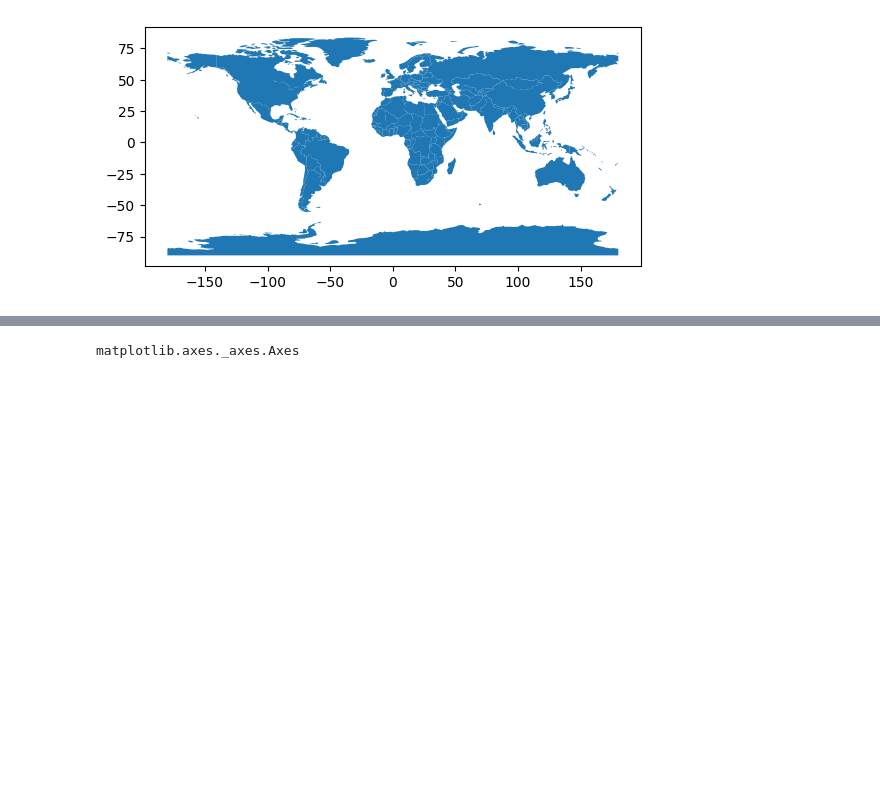
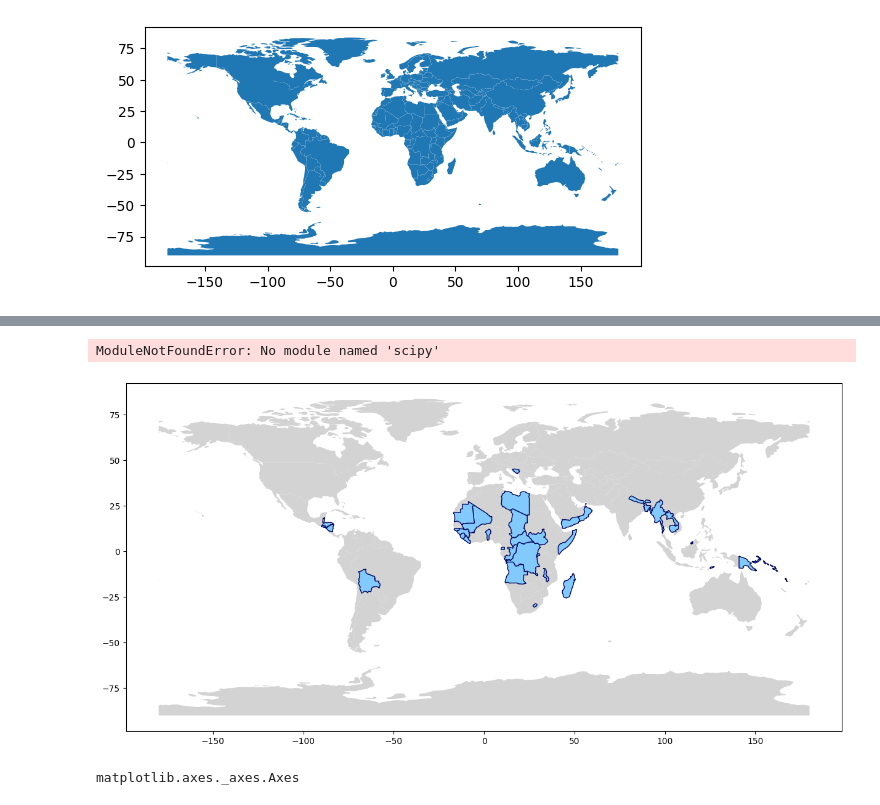
Before and after one commit to cedarmora/no-olympic-medals, a Jupyter notebook: no-olympic-medals.ipynb, the cells around one changed output, grey strips where cells are left out. Drawn from its saved outputs; the diff is of its cells as text; code cells hidden in the pictures; blank space fills up the shorter version.

```diff
--- a/no-olympic-medals.ipynb
+++ b/no-olympic-medals.ipynb
@@ -95,3 +80,76 @@ plt.show()
+# %%
+# Filter countries with no medals
+no_medals_df = world[world['SOVEREIGNT'].isin(country_names)]
+
+# Plot the map
+fig, ax = plt.subplots(1, 1, figsize=(15, 10))
+world.plot(ax=ax, color='lightgrey')
+no_medals_df.plot(ax=ax, color='xkcd:sky', edgecolor='xkcd:dark blue')
+
+
+
+import numpy as np
+import matplotlib.pyplot as plt
+from scipy.spatial import distance_matrix
+
+# Function to apply dynamic offsets to the label positions based on proximity
+def annotate_with_cluster_offset(df, ax):
+    # Get all centroids
+    centroids = np.array([geom.centroid.coords[0] for geom in df.geometry])
+
+    # Compute the distance matrix between all centroids
+    dist_matrix = distance_matrix(centroids, centroids)
+
+    # Threshold for proximity (you can tweak this based on the map scale)
+    proximity_threshold = 5.0
+
+    # Iterate over each row to adjust label positions
+    for idx, row in df.iterrows():
+        # Get the centroid of the current country
+        centroid = row.geometry.centroid.coords[0]
+
+        # Find nearby centroids within the proximity threshold
+        nearby_idx = np.where(dist_matrix[idx] < proximity_threshold)[0]
+
+        # If there are nearby countries, apply a larger offset to spread them out
+        if len(nearby_idx) > 1:
+            # Define base and random offsets
+            base_offset = 3  # Larger offset for clustering
+            rand_offset = np.random.uniform(1, 3)
+
+            # Adjust direction randomly to spread them apart
+            offset_x = base_offset * rand_offset * np.random.choice([-1, 1])
+            offset_y = base_offset * rand_offset * np.random.choice([-1, 1])
+        else:
+            # Apply a smaller offset for non-clustered areas
+            offset_x = np.random.uniform(-1, 1)
+            offset_y = np.random.uniform(-1, 1)
+
+        # Calculate the new label position
+        label_position = (centroid[0] + offset_x, centroid[1] + offset_y)
+
+        # Annotate the map with the label at the offset position
+        ax.annotate(text=row['ADMIN'], xy=label_position, ha='center')
+
+        # Draw a leader line from the label to the centroid
+        plt.plot([centroid[0], label_position[0]], [centroid[1], label_position[1]], color='black', lw=0.5)
+
+# Apply the function to the DataFrame
+annotate_with_cluster_offset(no_medals_df, ax)
+
+
+
+
+
+
+
+# no_medals_df.apply(lambda x: ax.annotate(text=x['ADMIN'], xy=x.geometry.centroid.coords[0], ha='center'), axis=1)
+
+plt.title('Countries with No Olympic Medals')
+plt.show()
+# %% [output]
+ModuleNotFoundError: No module named 'scipy'
+[figure, added]
 # %%
 type(ax)
 # %% [output]
```
Also changed, not shown: parts of 2 cells of this notebook.
